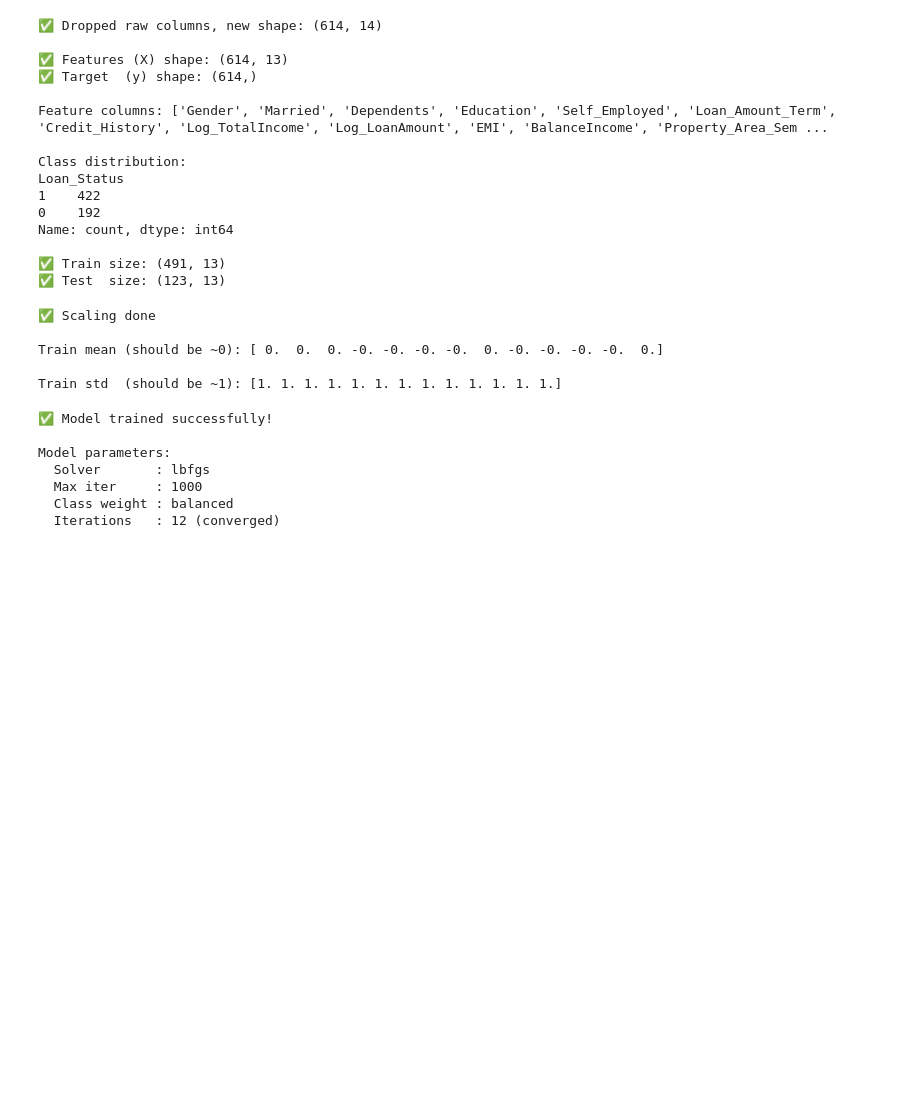
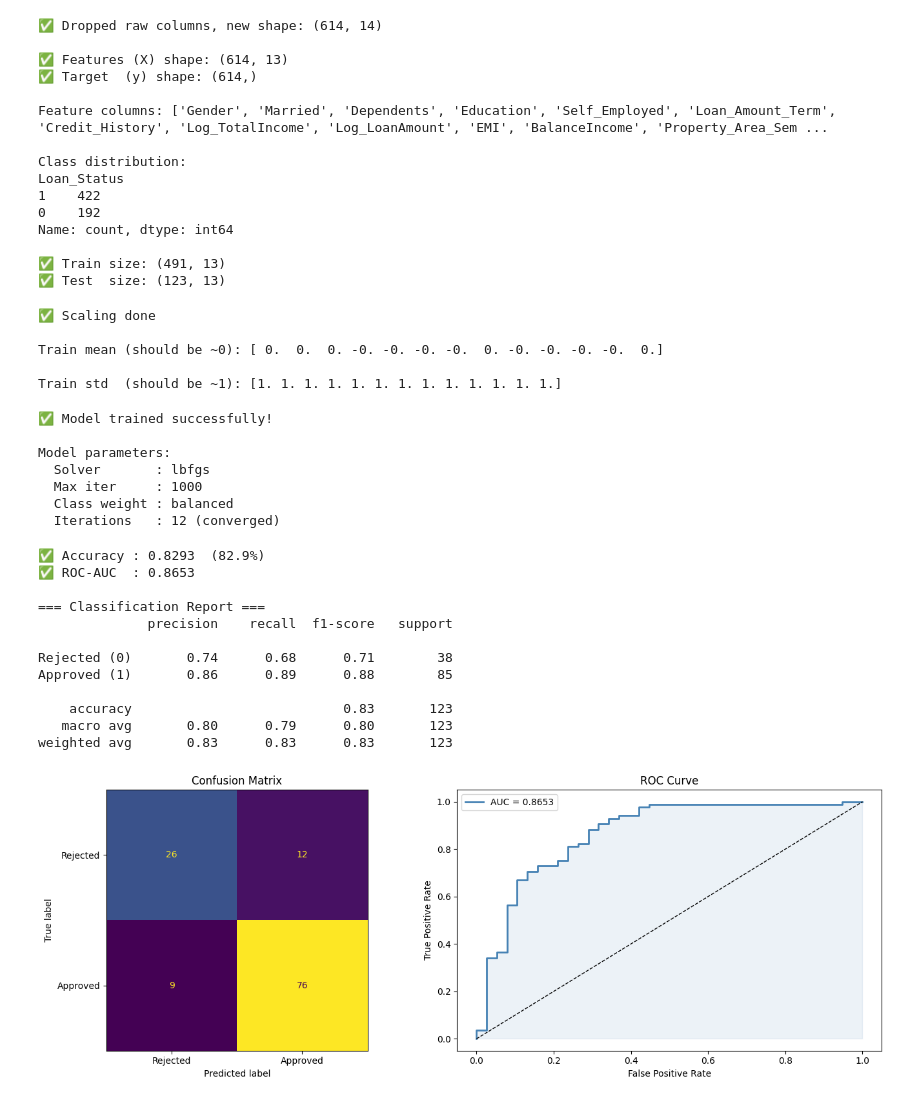
Before and after one commit to ushan1997/loan_eligibility_prediction, a Jupyter notebook: loan_eligibility/logistic_regression.ipynb, the cells around one changed output. Saved outputs shown, nothing was run; the diff lists cells and outputs as text; code cells hidden in the pictures; blank space fills up the shorter version.

Commit message:
evaluated model accuracy

```diff
--- a/loan_eligibility/logistic_regression.ipynb
+++ b/loan_eligibility/logistic_regression.ipynb
@@ -283,3 +283,59 @@ Model parameters:
   Max iter     : 1000
   Class weight : balanced
   Iterations   : 12 (converged)
+# %%
+# Cell 11 — Model Evaluation
+
+from sklearn.metrics import (
+    accuracy_score, confusion_matrix, classification_report,
+    roc_auc_score, roc_curve, ConfusionMatrixDisplay
+)
+
+# Predictions
+y_pred      = model.predict(X_test_scaled)
+y_pred_prob = model.predict_proba(X_test_scaled)[:, 1]
+
+# Scores
+acc     = accuracy_score(y_test, y_pred)
+roc_auc = roc_auc_score(y_test, y_pred_prob)
+
+print(f"✅ Accuracy : {acc:.4f}  ({acc*100:.1f}%)")
+print(f"✅ ROC-AUC  : {roc_auc:.4f}")
+print()
+print("=== Classification Report ===")
+print(classification_report(y_test, y_pred, target_names=['Rejected (0)', 'Approved (1)']))
+
+# Plots
+fig, axes = plt.subplots(1, 2, figsize=(14, 5))
+
+# Confusion Matrix
+cm = confusion_matrix(y_test, y_pred)
+ConfusionMatrixDisplay(cm, display_labels=['Rejected', 'Approved']).plot(ax=axes[0], colorbar=False)
+axes[0].set_title('Confusion Matrix')
+
+# ROC Curve
+fpr, tpr, _ = roc_curve(y_test, y_pred_prob)
+axes[1].plot(fpr, tpr, color='steelblue', lw=2, label=f'AUC = {roc_auc:.4f}')
+axes[1].plot([0, 1], [0, 1], 'k--', lw=1)
+axes[1].fill_between(fpr, tpr, alpha=0.1, color='steelblue')
+axes[1].set_xlabel('False Positive Rate')
+axes[1].set_ylabel('True Positive Rate')
+axes[1].set_title('ROC Curve')
+axes[1].legend()
+
+plt.tight_layout()
+plt.show()
+# %% [output]
+✅ Accuracy : 0.8293  (82.9%)
+✅ ROC-AUC  : 0.8653
+
+=== Classification Report ===
+              precision    recall  f1-score   support
+
+Rejected (0)       0.74      0.68      0.71        38
+Approved (1)       0.86      0.89      0.88        85
+
+    accuracy                           0.83       123
+   macro avg       0.80      0.79      0.80       123
+weighted avg       0.83      0.83      0.83       123
+[figure, added]
```
